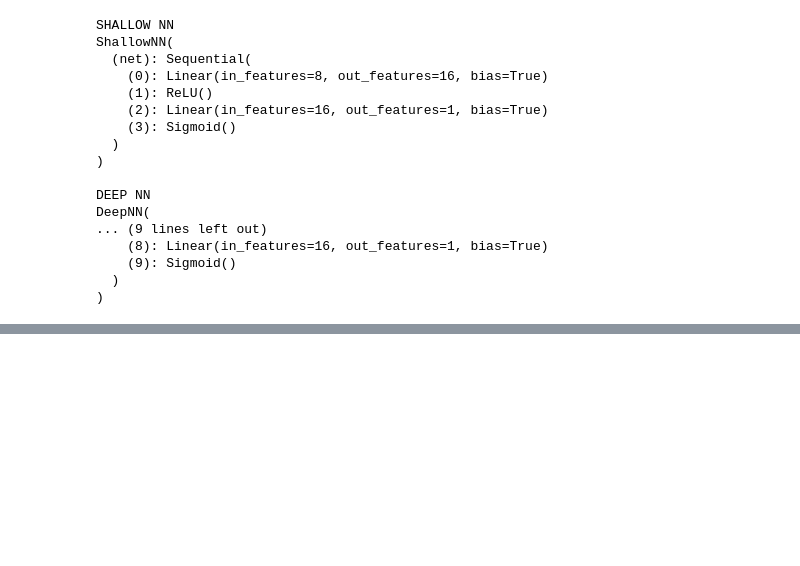
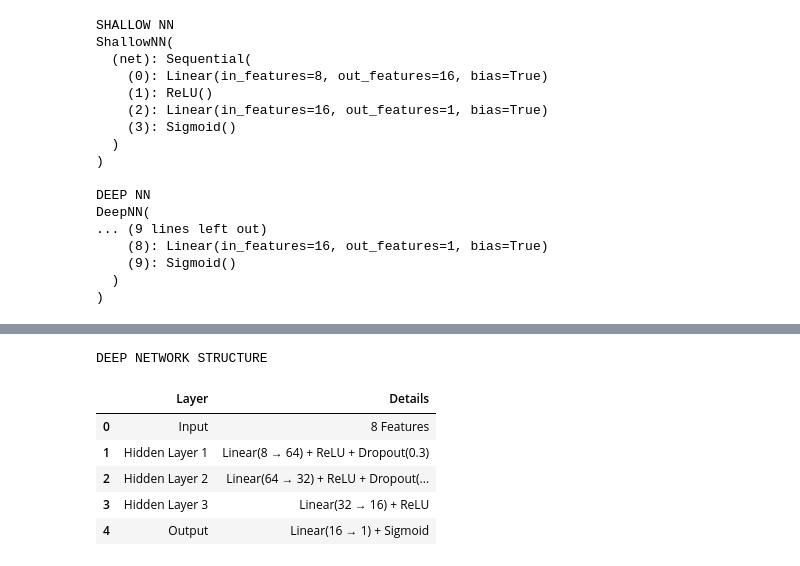
Before and after one commit to maimunarahma/ai-ml, a Jupyter notebook: Nural_network/neural_network.ipynb, the cells around one changed output, grey strips where cells are left out. Cells and saved outputs as stored; diff of their text form; code cells hidden in the pictures; blank space fills up the shorter version.

```diff
--- a/Nural_network/neural_network.ipynb
+++ b/Nural_network/neural_network.ipynb
@@ -271,0 +296,28 @@ DeepNN(
+# %%
+deep_structure = pd.DataFrame({
+    "Layer": [
+        "Input",
+        "Hidden Layer 1",
+        "Hidden Layer 2",
+        "Hidden Layer 3",
+        "Output"
+    ],
+    "Details": [
+        f"{X.shape[1]} Features",
+        "Linear(8 → 64) + ReLU + Dropout(0.3)",
+        "Linear(64 → 32) + ReLU + Dropout(0.3)",
+        "Linear(32 → 16) + ReLU",
+        "Linear(16 → 1) + Sigmoid"
+    ]
+})
+
+print("DEEP NETWORK STRUCTURE")
+display(deep_structure)
+# %% [output]
+DEEP NETWORK STRUCTURE
+|  | Layer | Details |
+| 0 | Input | 8 Features |
+| 1 | Hidden Layer 1 | Linear(8 → 64) + ReLU + Dropout(0.3) |
+| 2 | Hidden Layer 2 | Linear(64 → 32) + ReLU + Dropout(... |
+| 3 | Hidden Layer 3 | Linear(32 → 16) + ReLU |
+| 4 | Output | Linear(16 → 1) + Sigmoid |
```
Also changed, not shown: parts of 8 cells of this notebook.
